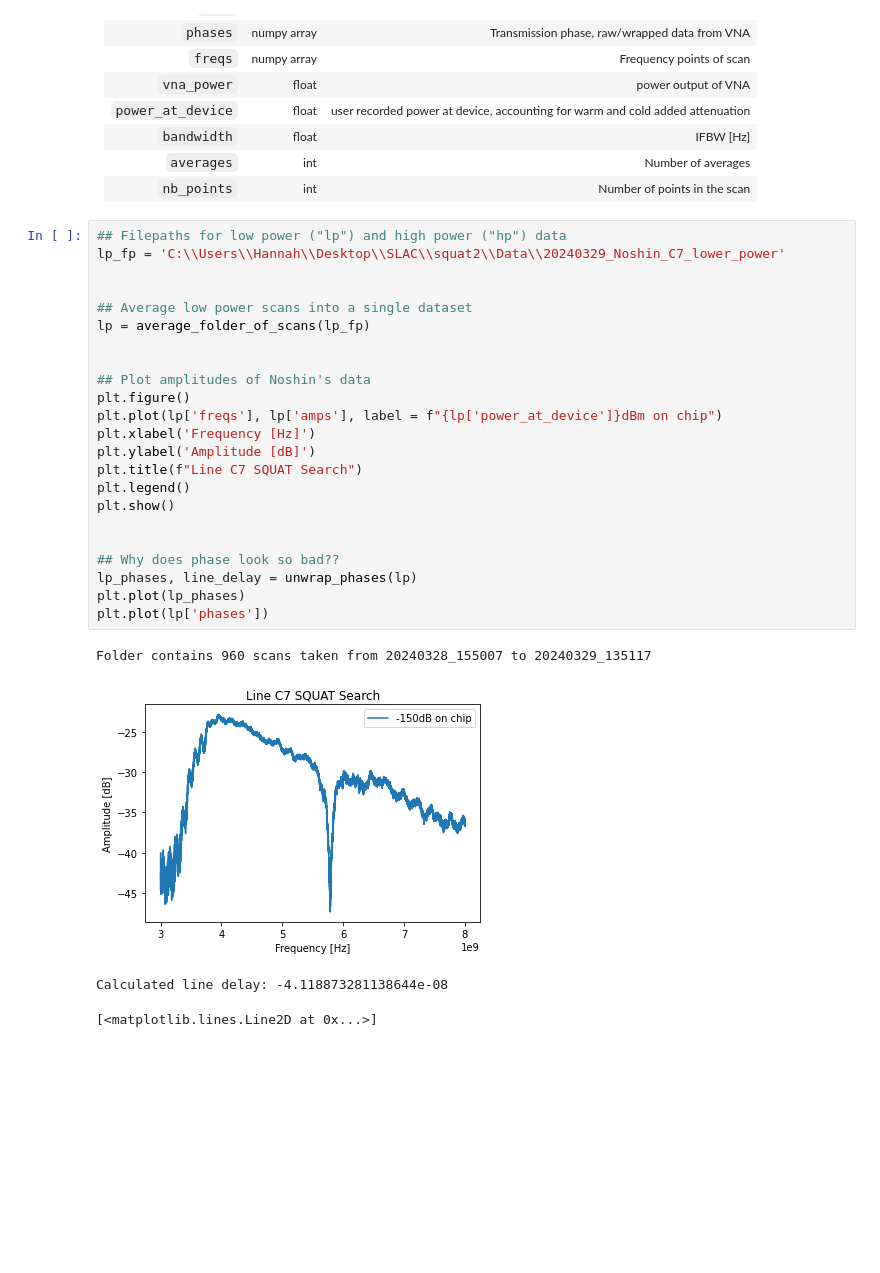
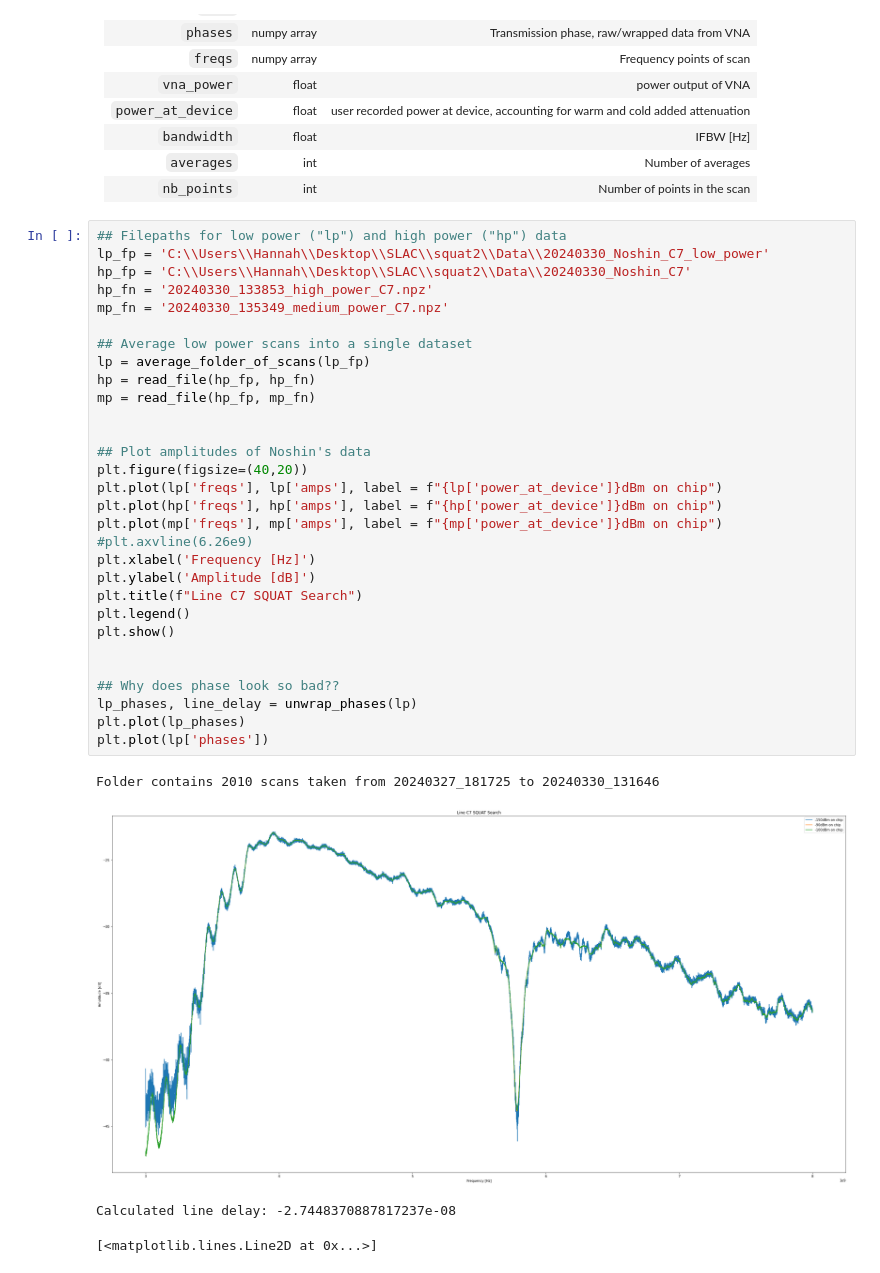
Before and after one commit to hwmagoon/squat2, a Jupyter notebook: Measurements/plotting_R&S_power_scans.ipynb, the cells around one changed output. Cells and saved outputs as stored; diff of their text form; blank space fills up the shorter version.

Commit message:
phase stil broken, but seeing something interesting in amplitude plots

```diff
--- a/Measurements/plotting_R&S_power_scans.ipynb
+++ b/Measurements/plotting_R&S_power_scans.ipynb
@@ -29,29 +29,36 @@ Dictionary elements are:
 | ``nb_points`` | int | Number of points in the scan |
 # %%
 ## Filepaths for low power ("lp") and high power ("hp") data
-lp_fp = 'C:\\Users\\Hannah\\Desktop\\SLAC\\squat2\\Data\\20240329_Noshin_C7_lower_power'
-
+lp_fp = 'C:\\Users\\Hannah\\Desktop\\SLAC\\squat2\\Data\\20240330_Noshin_C7_low_power'
+hp_fp = 'C:\\Users\\Hannah\\Desktop\\SLAC\\squat2\\Data\\20240330_Noshin_C7'
+hp_fn = '20240330_133853_high_power_C7.npz'
+mp_fn = '20240330_135349_medium_power_C7.npz'
 
 ## Average low power scans into a single dataset
 lp = average_folder_of_scans(lp_fp)
+hp = read_file(hp_fp, hp_fn)
+mp = read_file(hp_fp, mp_fn)
 
 
 ## Plot amplitudes of Noshin's data
-plt.figure()
+plt.figure(figsize=(40,20))
 plt.plot(lp['freqs'], lp['amps'], label = f"{lp['power_at_device']}dBm on chip")
+plt.plot(hp['freqs'], hp['amps'], label = f"{hp['power_at_device']}dBm on chip")
+plt.plot(mp['freqs'], mp['amps'], label = f"{mp['power_at_device']}dBm on chip")
+#plt.axvline(6.26e9)
 plt.xlabel('Frequency [Hz]')
 plt.ylabel('Amplitude [dB]')
 plt.title(f"Line C7 SQUAT Search")
 plt.legend()
 plt.show()
 
 
 ## Why does phase look so bad??
 lp_phases, line_delay = unwrap_phases(lp)
 plt.plot(lp_phases)
 plt.plot(lp['phases'])
 # %% [output]
-Folder contains 960 scans taken from 20240328_155007 to 20240329_135117
+Folder contains 2010 scans taken from 20240327_181725 to 20240330_131646
-[figure, old version]
+[figure, new version]
-Calculated line delay: -4.118873281138644e-08
+Calculated line delay: -2.7448370887817237e-08
 [<matplotlib.lines.Line2D at 0x...>]
```
Also changed, not shown: parts of 2 cells of this notebook.
